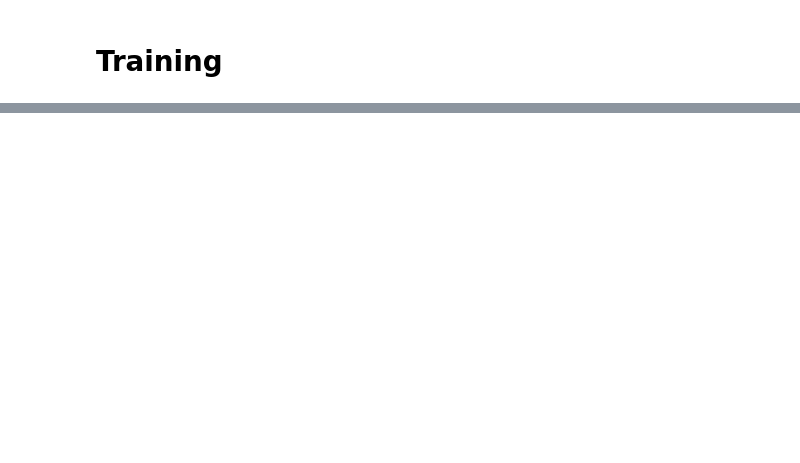
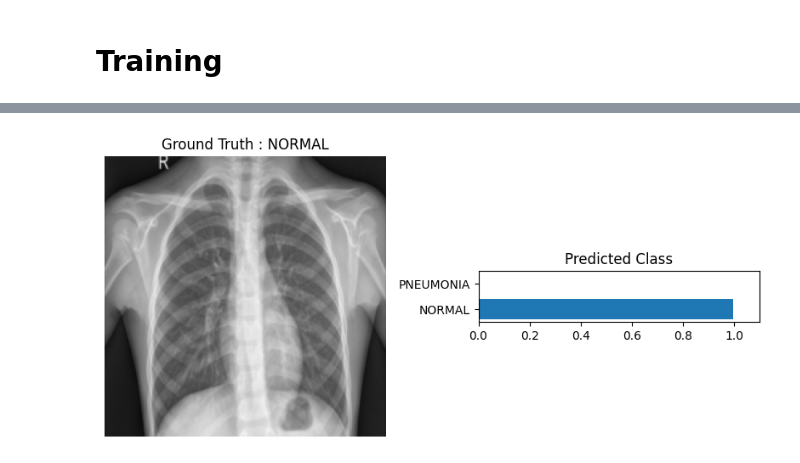
Before and after one commit to dev-carki/codeit_sprint, a Jupyter notebook: Mission/M_06/미션6_5팀_노준혁.ipynb, the cells around one changed output, grey strips where cells are left out. Drawn from its saved outputs; the diff is of its cells as text; code cells hidden in the pictures; blank space fills up the shorter version.

```diff
--- a/Mission/M_06/미션6_5팀_노준혁.ipynb
+++ b/Mission/M_06/미션6_5팀_노준혁.ipynb
@@ -304,0 +352,31 @@ plt.tight_layout(); plt.show()
+# %%
+def view_classify(img, ps, label):
+
+    class_name = ['NORMAL', 'PNEUMONIA']
+    classes = np.array(class_name)
+
+    ps = ps.cpu().data.numpy().squeeze()
+    img = show_image(img,get_denormalize = True)
+
+
+    fig, (ax1, ax2) = plt.subplots(figsize=(8, 12), ncols=2)
+    ax1.imshow(img)
+    ax1.set_title('Ground Truth : {}'.format(class_name[label]))
+    ax1.axis('off')
+    ax2.barh(classes, ps)
+    ax2.set_aspect(0.1)
+    ax2.set_yticks(classes)
+    ax2.set_yticklabels(classes)
+    ax2.set_title('Predicted Class')
+    ax2.set_xlim(0, 1.1)
+
+    plt.tight_layout()
+
+    return None
+# %%
+image,label = test_dataset[0]
+
+ps = torch.softmax(model(image.to(device).unsqueeze(0)), dim=1)
+view_classify(image, ps, label)
+# %% [output]
+[figure, added]
```
Also changed, not shown: parts of 18 cells of this notebook, 2 other files.
